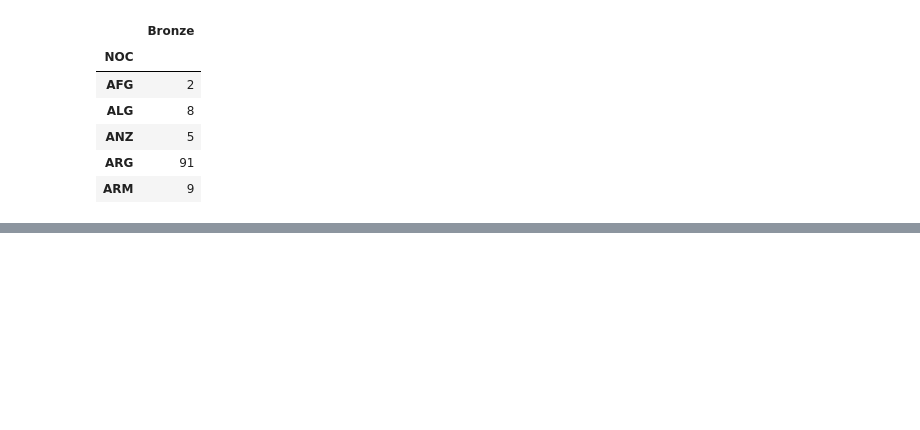
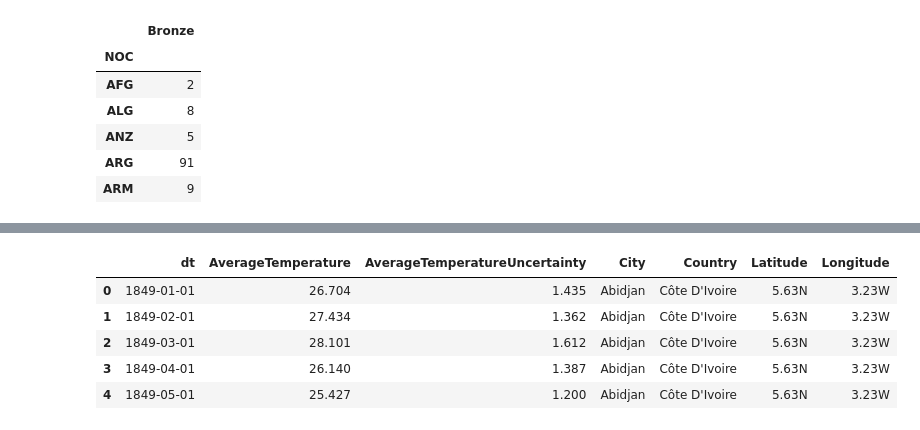
Before and after one commit to BPayne-216/project2_group4, a Jupyter notebook: DataCleanUp/DF_CleanUP.ipynb, the cells around one changed output, grey strips where cells are left out. Cells and saved outputs as stored; diff of their text form; code cells hidden in the pictures; blank space fills up the shorter version.

```diff
--- a/DataCleanUp/DF_CleanUP.ipynb
+++ b/DataCleanUp/DF_CleanUP.ipynb
@@ -99,0 +184,12 @@ country_medal_data.head()
+# %%
+# Load in Temps. of City
+data_load4 = "../csv_data/GlobalLandTemperaturesByMajorCity.csv"
+city_temp_data = pd.read_csv(data_load4)
+city_temp_data.head()
+# %% [output]
+|  | dt | AverageTemperature | AverageTemperatureUncertainty | City | Country | Latitude | Longitude |
+| 0 | 1849-01-01 | 26.704 | 1.435 | Abidjan | Côte D'Ivoire | 5.63N | 3.23W |
+| 1 | 1849-02-01 | 27.434 | 1.362 | Abidjan | Côte D'Ivoire | 5.63N | 3.23W |
+| 2 | 1849-03-01 | 28.101 | 1.612 | Abidjan | Côte D'Ivoire | 5.63N | 3.23W |
+| 3 | 1849-04-01 | 26.140 | 1.387 | Abidjan | Côte D'Ivoire | 5.63N | 3.23W |
+| 4 | 1849-05-01 | 25.427 | 1.200 | Abidjan | Côte D'Ivoire | 5.63N | 3.23W |
```
Also changed, not shown: parts of 29 cells of this notebook, 5 other files.
